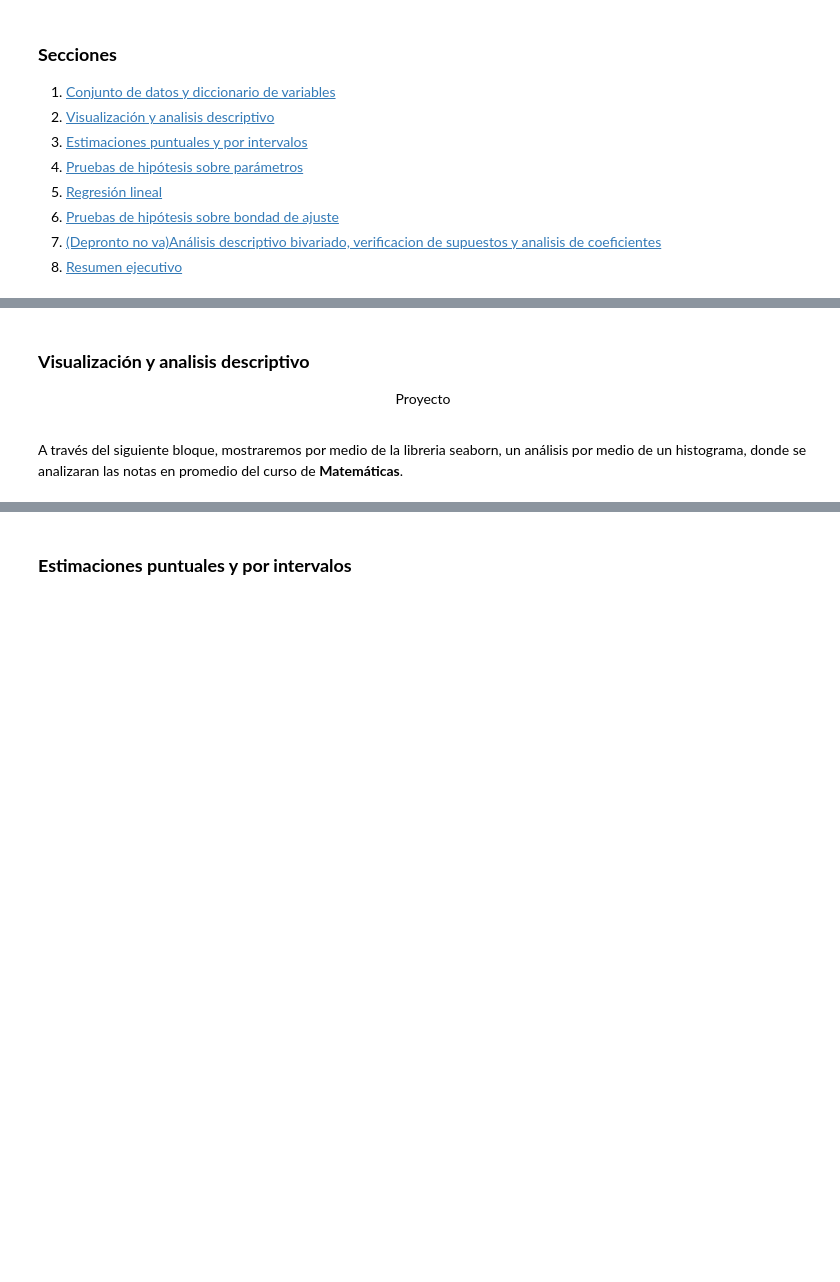
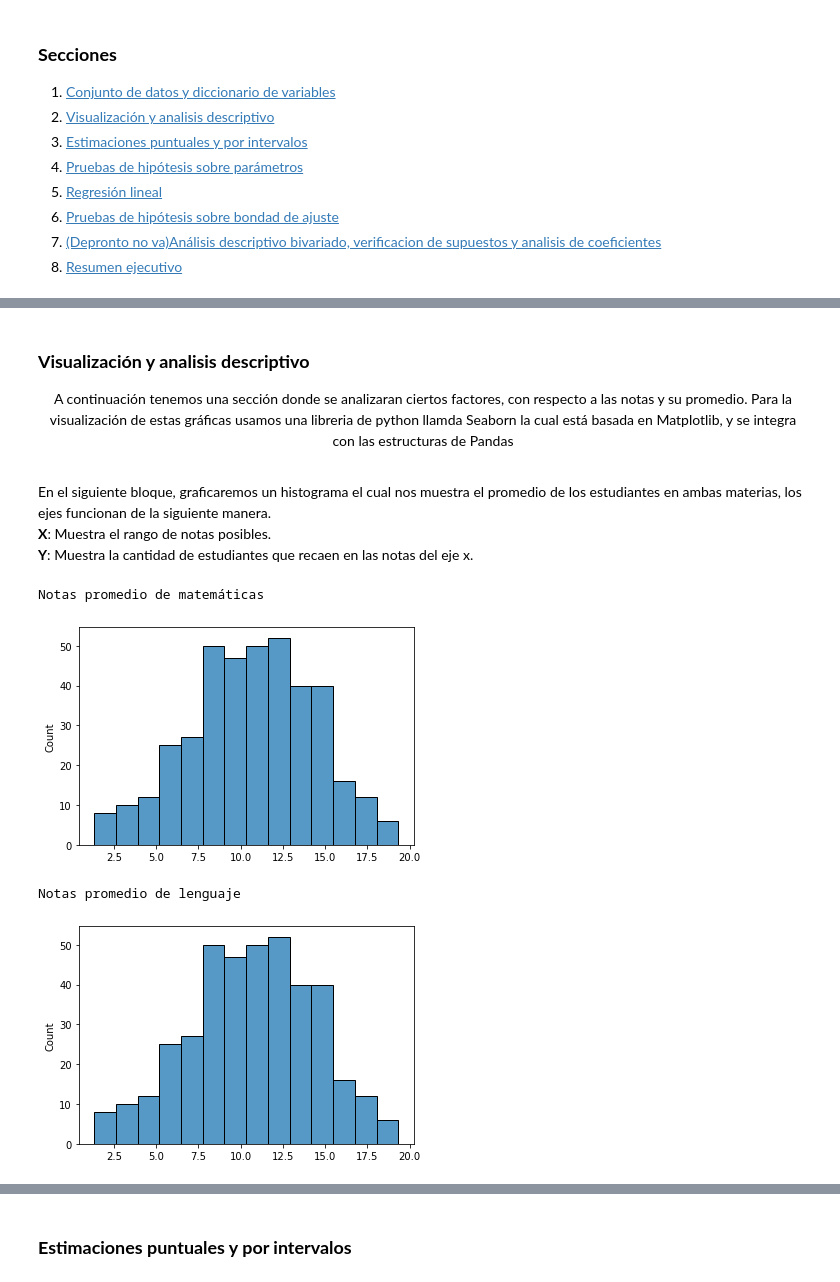
Before and after one commit to JuanJoZP/analisis-estudiantes, a Jupyter notebook: analisis_estudiantes.ipynb, the cells around one changed output, grey strips where cells are left out. Cells and saved outputs as stored; diff of their text form; code cells hidden in the pictures; blank space fills up the shorter version.

```diff
--- a/analisis_estudiantes.ipynb
+++ b/analisis_estudiantes.ipynb
@@ -59,17 +74,26 @@ st_mat.head() # Ejemplo de los registros
 # %% [markdown]
 ### **Visualización y analisis descriptivo <a class="anchor" id="3"></a>**
-<tp><p style="font-size:100%;text-align:center">Proyecto</p></tp>
+<tp><p style="font-size:100%;text-align:center">A continuación tenemos una sección donde se analizaran ciertos factores, con respecto a las notas y su promedio.
+Para la visualización de estas gráficas usamos una libreria de python llamda Seaborn la cual está basada en Matplotlib, y se integra con las estructuras de Pandas</p></tp>
-# %% [markdown]
-A través del siguiente bloque, mostraremos por medio de la libreria seaborn, un análisis por medio de un histograma, donde se analizaran las notas en promedio del curso de **Matemáticas**.
+# %% [markdown]
+En el siguiente bloque, graficaremos un histograma el cual nos muestra el promedio de los estudiantes en ambas materias, los ejes funcionan de la siguiente manera.
+**X**: Muestra el rango de notas posibles.
+**Y**: Muestra la cantidad de estudiantes que recaen en las notas del eje x.
 # %%
 %matplotlib inline
 import matplotlib.pyplot as plt
 import seaborn
+import numpy as np
 
 print("Notas promedio de matemáticas")
-hist_matematicas_1 = seaborn.histplot((st_mat.G1+st_mat.G2+st_mat.G3)/3)
+seaborn.histplot((st_mat.G1+st_mat.G2+st_mat.G3)/3)
 plt.show()
 
 print("Notas promedio de lenguaje")
-hist_lenguaje_1 = seaborn.histplot((st_por.G1+st_por.G2+st_por.G3)/3)
+seaborn.histplot((st_por.G1+st_por.G2+st_por.G3)/3)
 plt.show()
+# %% [output]
+Notas promedio de matemáticas
+[figure, added]
+Notas promedio de lenguaje
+[figure, added]
```
Also changed, not shown: parts of 9 cells of this notebook.
